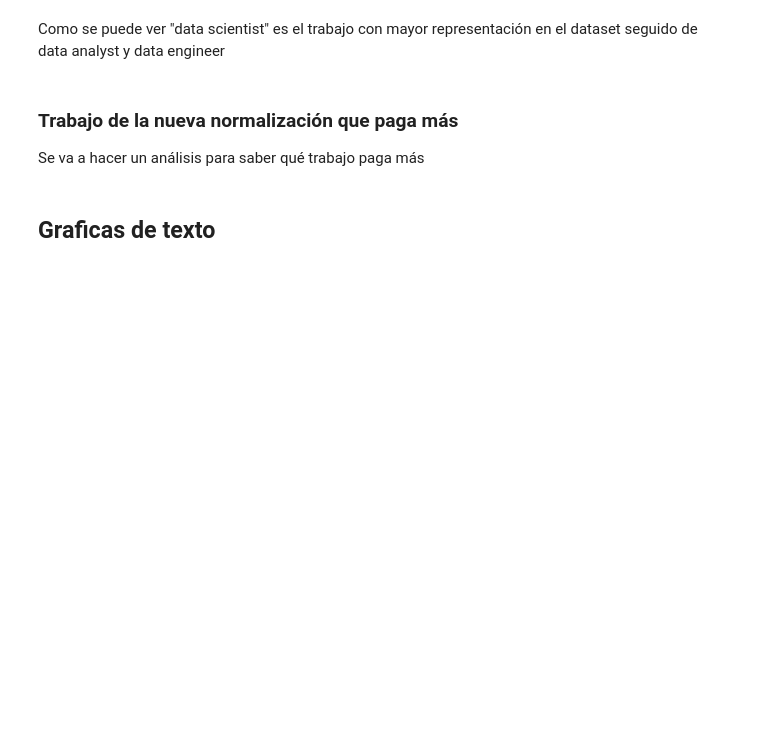
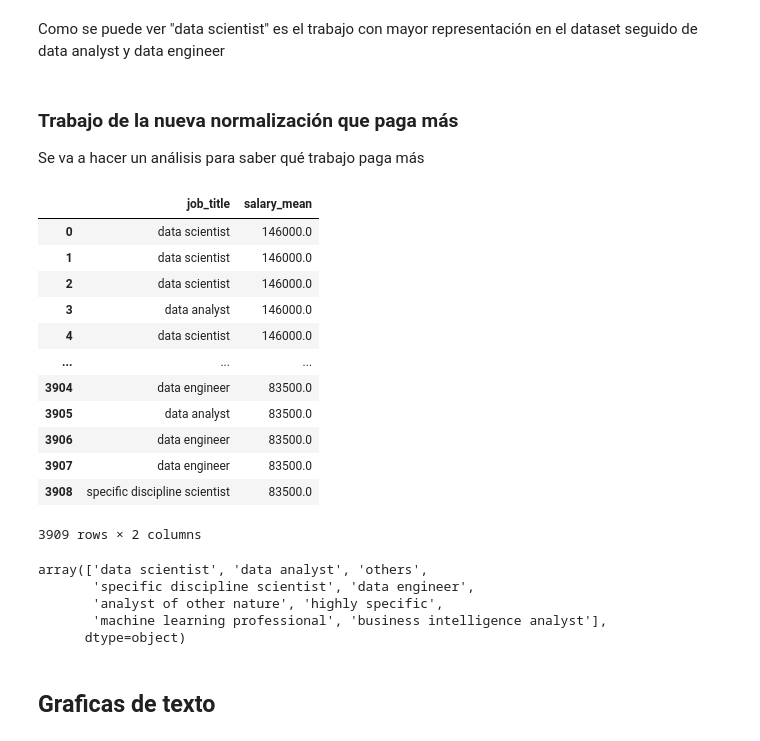
Before and after one commit to Arturoviedo/Proyecto_Bedu_P2, a Jupyter notebook: Modulo3_proyecto_analisis_empleos_datascientist.ipynb, the cells around one changed output. Cells and saved outputs as stored; diff of their text form; code cells hidden in the pictures; blank space fills up the shorter version.

```diff
--- a/Modulo3_proyecto_analisis_empleos_datascientist.ipynb
+++ b/Modulo3_proyecto_analisis_empleos_datascientist.ipynb
@@ -1110,10 +1110,32 @@ Como se puede ver "data scientist" es el trabajo con mayor representación en el
 ### Trabajo de la nueva normalización que paga más
 Se va a hacer un análisis para saber qué trabajo paga más
 # %%
-#Se crea data frame con columnas del rating y el salario promedio del puesto quitando valores NaN
-df_rating=df.loc[:,['rating','salary_mean']]
-df_rating=df_rating.dropna()
-df_rating
+#Se crea data frame con columnas del trabajo y el salario promedio del puesto
+df_job=df.loc[:,['job_title','salary_mean']]
+df_job=df_job.dropna()
+df_job
+# %% [output]
+|  | job_title | salary_mean |
+| 0 | data scientist | 146000.0 |
+| 1 | data scientist | 146000.0 |
+| 2 | data scientist | 146000.0 |
+| 3 | data analyst | 146000.0 |
+| 4 | data scientist | 146000.0 |
+| ... | ... | ... |
+| 3904 | data engineer | 83500.0 |
+| 3905 | data analyst | 83500.0 |
+| 3906 | data engineer | 83500.0 |
+| 3907 | data engineer | 83500.0 |
+| 3908 | specific discipline scientist | 83500.0 |
+3909 rows × 2 columns
+# %%
+job_array=df_job['job_title'].unique()
+# %% [output]
+array(['data scientist', 'data analyst', 'others',
+       'specific discipline scientist', 'data engineer',
+       'analyst of other nature', 'highly specific',
+       'machine learning professional', 'business intelligence analyst'],
+      dtype=object)
 # %% [markdown]
 ## Graficas de texto
 # %% [markdown]
```
